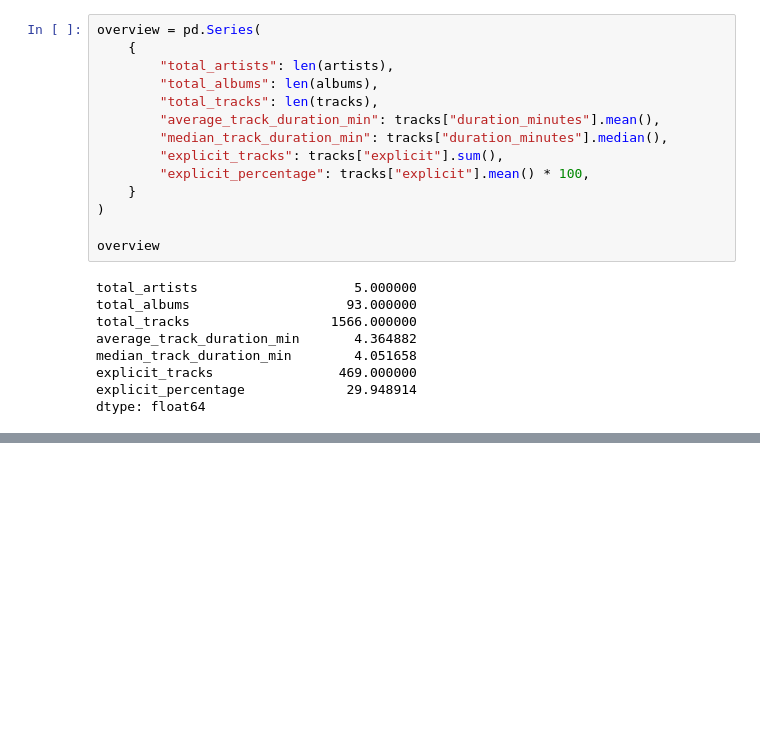
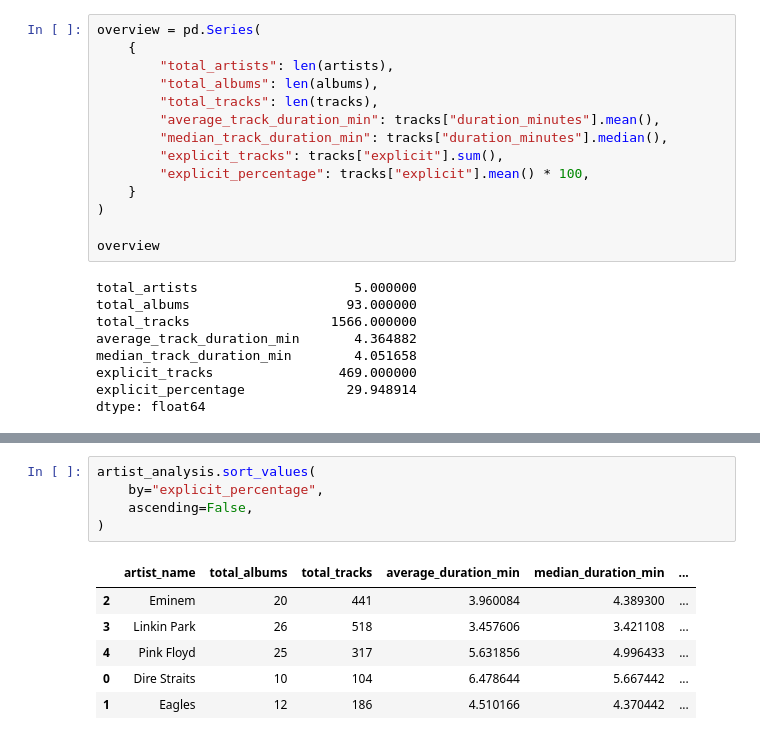
Before and after one commit to yagofelix00/spotify-music-analytics, a Jupyter notebook: notebooks/01_exploratory_analysis.ipynb, the cells around one changed output, grey strips where cells are left out. Cells and saved outputs as stored; diff of their text form; blank space fills up the shorter version.

```diff
--- a/notebooks/01_exploratory_analysis.ipynb
+++ b/notebooks/01_exploratory_analysis.ipynb
@@ -286,0 +358,12 @@ dtype: float64
+# %%
+artist_analysis.sort_values(
+    by="explicit_percentage",
+    ascending=False,
+)
+# %% [output]
+|  | artist_name | total_albums | total_tracks | average_duration_min | median_duration_min | ... |
+| 2 | Eminem | 20 | 441 | 3.960084 | 4.389300 | ... |
+| 3 | Linkin Park | 26 | 518 | 3.457606 | 3.421108 | ... |
+| 4 | Pink Floyd | 25 | 317 | 5.631856 | 4.996433 | ... |
+| 0 | Dire Straits | 10 | 104 | 6.478644 | 5.667442 | ... |
+| 1 | Eagles | 12 | 186 | 4.510166 | 4.370442 | ... |
```
Also changed, not shown: parts of 9 cells of this notebook.
